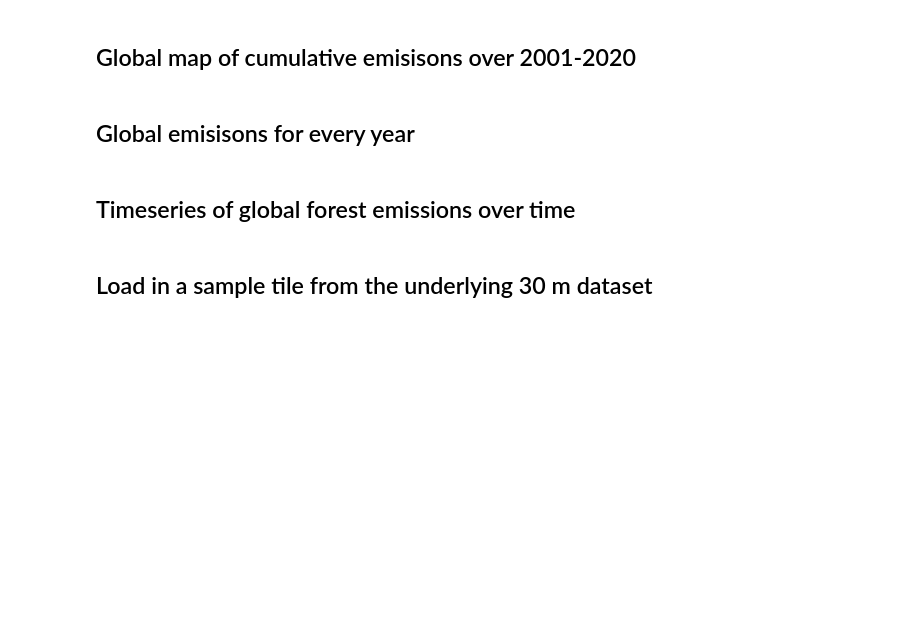
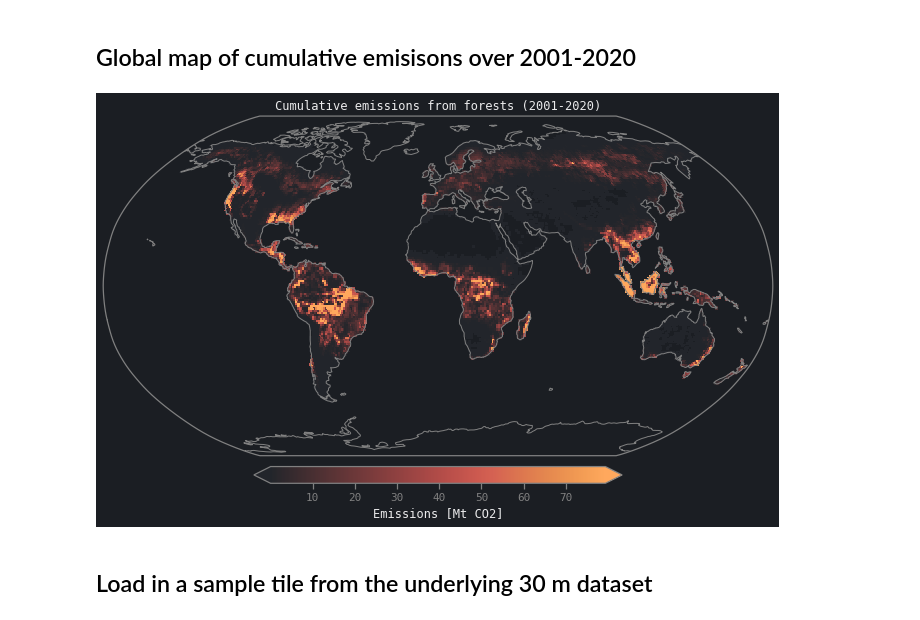
Before and after one commit to carbonplan/trace, a Jupyter notebook: notebooks/blogpost_sample_notebook.ipynb, the cells around one changed output. Cells and saved outputs as stored; diff of their text form; code cells hidden in the pictures; blank space fills up the shorter version.

```diff
--- a/notebooks/blogpost_sample_notebook.ipynb
+++ b/notebooks/blogpost_sample_notebook.ipynb
@@ -20,4 +22,6 @@ set_theme(style=f"carbonplan_{theme}")
 c = colors(theme)
 # %% [markdown]
 ## Load in global 1 degree raster
+# %%
+ds = cat.emissions_one_degree().to_dask()
 # %%
@@ -31,17 +32,18 @@ da = (ds.rename({"emissions": "Emissions [Mt CO2]"}) / 1e6)[
 ## Global map of cumulative emisisons over 2001-2020
 # %%
 plt.figure(figsize=(12, 10))
-s = da.where(da > 0.0).sum("year")
+s = da.where(da > 0.0)
 s = s.where(s > 0)
 p = s.plot(
     cmap=f"fire_{theme}",
     subplot_kws=dict(projection=ccrs.Robinson()),
     transform=ccrs.PlateCarree(),
     robust=True,
     cbar_kwargs={"orientation": "horizontal", "pad": 0.02, "shrink": 0.55},
 )
 p.axes.set_global()
 p.axes.coastlines(color=c["secondary"])
 p.axes.set_title("Cumulative emissions from forests (2001-2020)")
+plt.savefig('global_cumulative.png', dpi=300)
+# %% [output]
+[figure, added]
-# %% [markdown]
-## Global emisisons for every year
@@ -65,2 +49,0 @@ for panel, year in zip(fg.axes.flatten(), da.year.values):
-# %% [markdown]
-## Timeseries of global forest emissions over time
```
Also changed, not shown: parts of 7 cells of this notebook, 2 other files.
